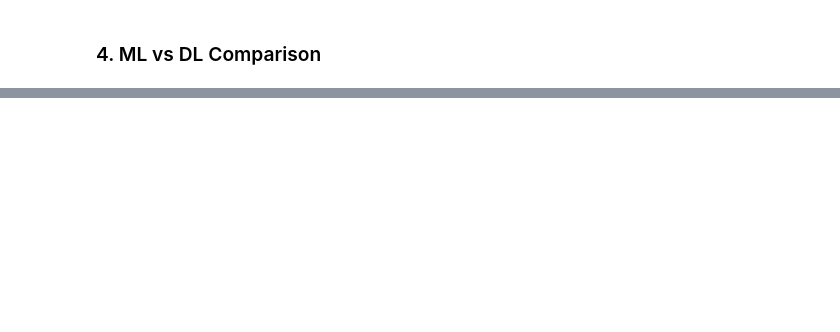
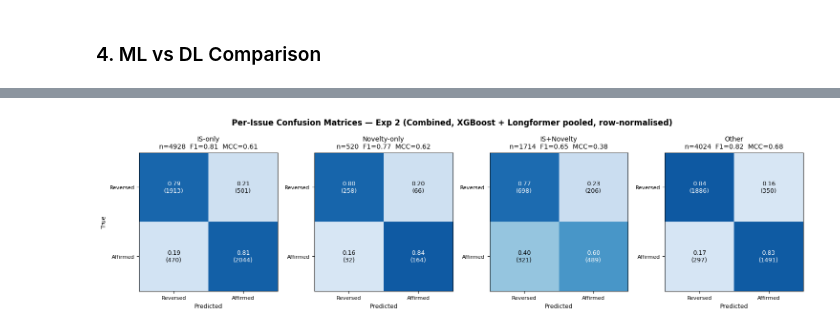
Before and after one commit to dahrb/EPO-Project, a Jupyter notebook: Results/results.ipynb, the cells around one changed output, grey strips where cells are left out. Saved outputs shown, nothing was run; the diff lists cells and outputs as text; code cells hidden in the pictures; blank space fills up the shorter version.

```diff
--- a/Results/results.ipynb
+++ b/Results/results.ipynb
@@ -475,0 +873,30 @@ plt.show()
+# %%
+# Per-issue confusion matrices (Exp 2, combined; XGBoost + Longformer pooled)
+from sklearn.metrics import confusion_matrix
+CLASSES = ["Reversed", "Affirmed"]
+both2 = pi2[pi2["case"] == "both"]   # both models pooled (not filtered by model)
+fig, axes = plt.subplots(1, len(ISSUE_ORDER), figsize=(15, 4.2))
+fig.suptitle("Per-Issue Confusion Matrices \u2014 Exp 2 (Combined, XGBoost + Longformer pooled, row-normalised)",
+             fontsize=12, fontweight="bold")
+for ci, iss in enumerate(ISSUE_ORDER):
+    ax = axes[ci]
+    g = both2[both2["issue"] == iss]
+    cm = confusion_matrix(g["y_true"], g["y_pred"], labels=[0, 1])
+    rowsum = cm.sum(axis=1, keepdims=True)
+    cmn = np.divide(cm, rowsum, out=np.zeros_like(cm, dtype=float), where=rowsum > 0)
+    ax.imshow(cmn, cmap="Blues", vmin=0, vmax=1)
+    for i in range(2):
+        for j in range(2):
+            ax.text(j, i, f"{cmn[i,j]:.2f}\n({cm[i,j]})", ha="center", va="center",
+                    color="white" if cmn[i,j] > 0.5 else "black", fontsize=9)
+    multi = g["y_true"].nunique() > 1
+    f1 = f1_score(g["y_true"], g["y_pred"], zero_division=0) if multi else float("nan")
+    mcc = matthews_corrcoef(g["y_true"], g["y_pred"]) if multi else float("nan")
+    ax.set_title(f"{iss}\nn={len(g)}  F1={f1:.2f}  MCC={mcc:.2f}", fontsize=10)
+    ax.set_xticks([0, 1]); ax.set_xticklabels(CLASSES, fontsize=8)
+    ax.set_yticks([0, 1]); ax.set_yticklabels(CLASSES, fontsize=8)
+    ax.set_xlabel("Predicted", fontsize=9)
+    if ci == 0: ax.set_ylabel("True", fontsize=9)
+plt.tight_layout(); plt.show()
+# %% [output]
+[figure, added]
```
Also changed, not shown: parts of 27 cells of this notebook, 11 other files.
